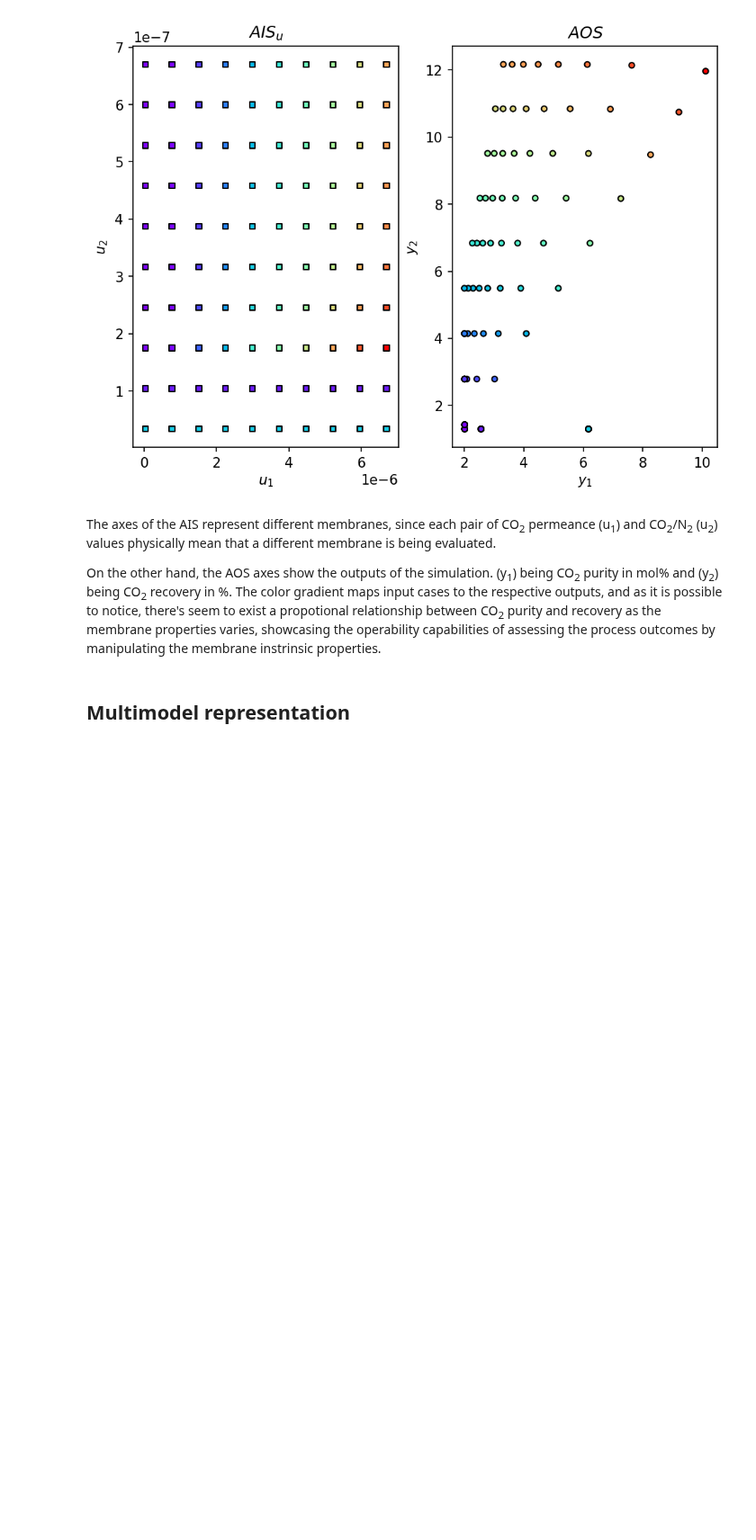
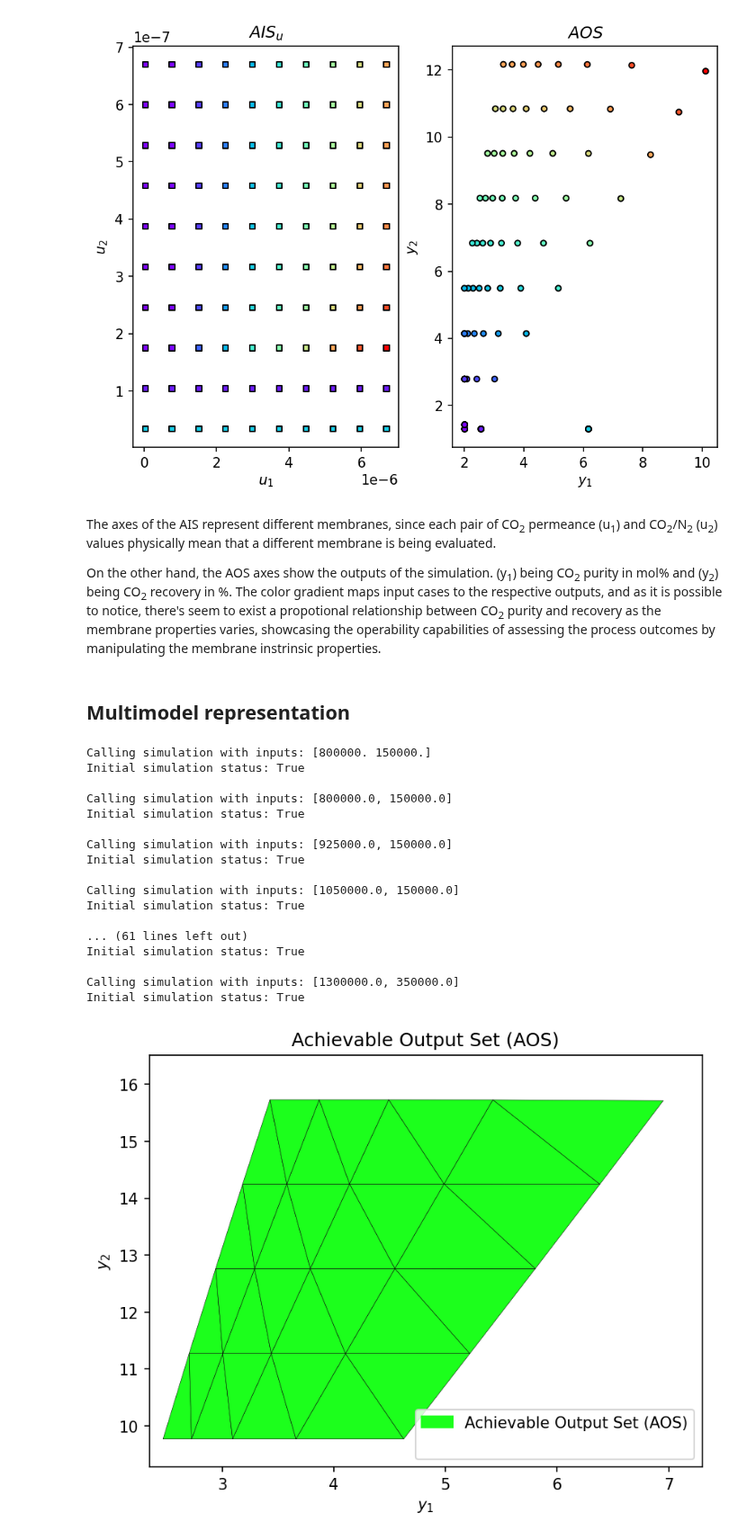
Before and after one commit to CODES-group/opyrability, a Jupyter notebook: docs/examples_gallery/APSandOpyrability.ipynb, the cells around one changed output. Shown at 90% size. Cells and saved outputs as stored; diff of their text form; code cells hidden in the pictures; blank space fills up the shorter version.

Commit message:
solved multi representation case

```diff
--- a/docs/examples_gallery/APSandOpyrability.ipynb
+++ b/docs/examples_gallery/APSandOpyrability.ipynb
@@ -300,11 +300,30 @@ def Multi(u):
 # %%
 #---------------------- MULTIMODEL REPRESENTATION STUDY --------------------------------------------------
 
 #AIS_bounds =  np.array([[3, 50],[3, 50]]) #AIS bounds definition for the 2 inputs x 2 outputs case study
 #AIS_bounds =  np.array([[2220, 4123],[630, 1170]]) #AIS bounds definition for the 2 inputs x 2 outputs case study
 AIS_bounds =  np.array([[8e5, 1.3e6],[1.5e5, 3.5e5]]) #AIS bounds definition for the 2 inputs x 2 outputs case study
 
-AIS_resolution =  [15,15] #AIS discretization definition for the 2 inputs x 2 outputs case study
+AIS_resolution =  [5,5] #AIS discretization definition for the 2 inputs x 2 outputs case study
 
 AOS_reg = multimodel_rep(Multi, AIS_bounds, AIS_resolution) #Multimodel representation call for the 2 inputs x 2 outputs case study
+# %% [output]
+Calling simulation with inputs: [800000. 150000.]
+Initial simulation status: True
+
+Calling simulation with inputs: [800000.0, 150000.0]
+Initial simulation status: True
+
+Calling simulation with inputs: [925000.0, 150000.0]
+Initial simulation status: True
+
+Calling simulation with inputs: [1050000.0, 150000.0]
+Initial simulation status: True
+
+... (61 lines left out)
+Initial simulation status: True
+
+Calling simulation with inputs: [1300000.0, 350000.0]
+Initial simulation status: True
+[figure, added]
 # %%
```
Also changed, not shown: parts of 1 cell of this notebook.
